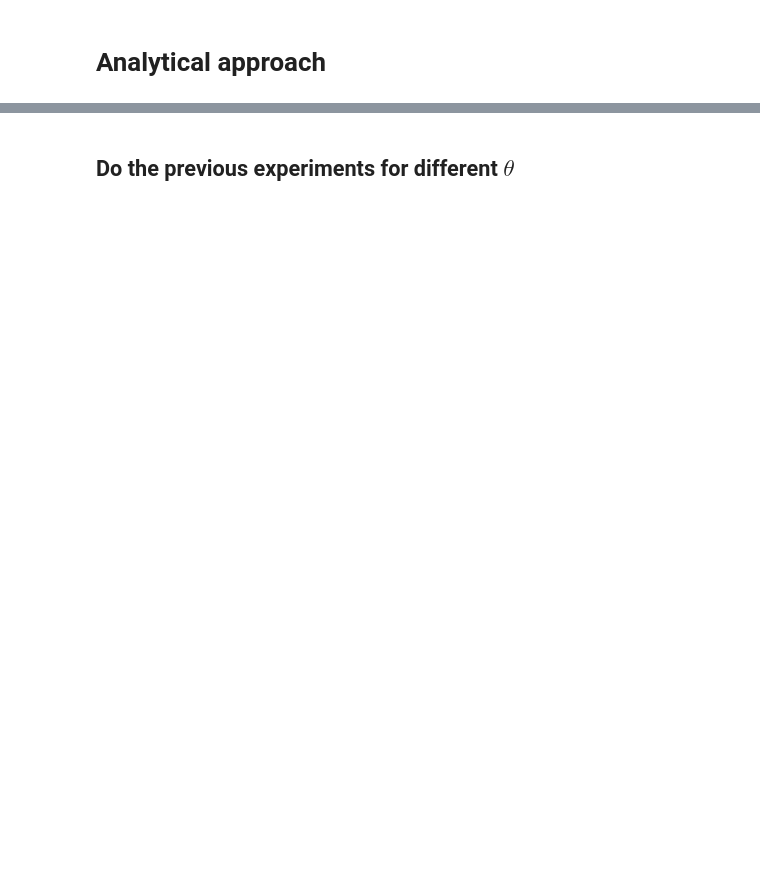
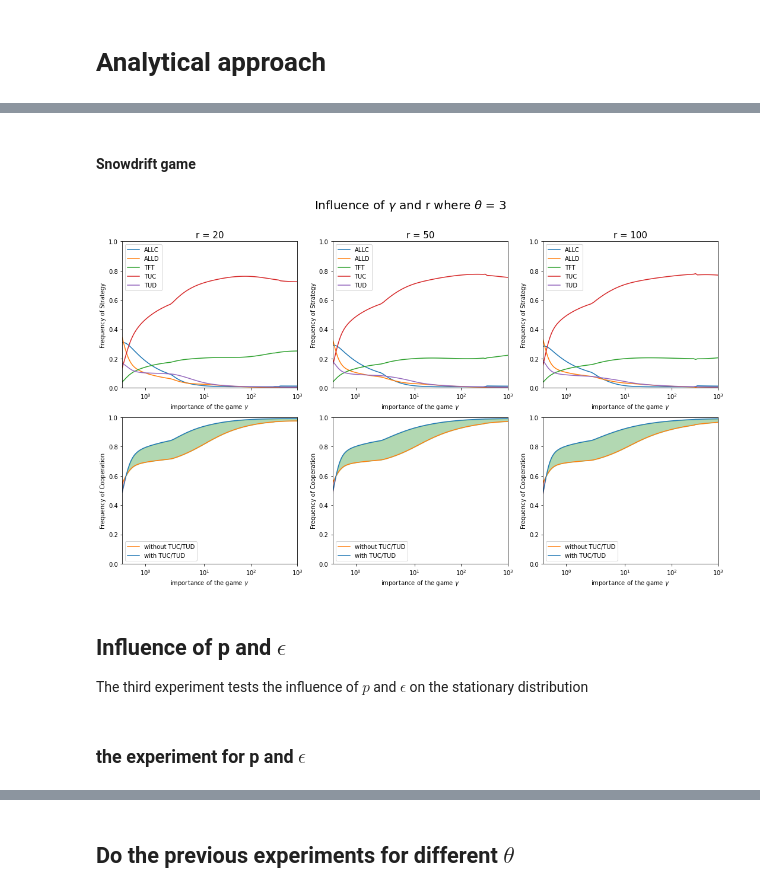
Before and after one commit to ErinnVdSande/CGT-Project, a Jupyter notebook: Project.ipynb, the cells around one changed output, grey strips where cells are left out. Cells and saved outputs as stored; diff of their text form; code cells hidden in the pictures; blank space fills up the shorter version.

```diff
--- a/Project.ipynb
+++ b/Project.ipynb
@@ -204,0 +388,16 @@ if run_small:
+# %% [markdown]
+#### Snowdrift game
+# %%
+if run_small:
+    # run the actual experiment
+    gammas_r_with,gammas_r_without = test_gamma_r(R_sd,S_sd,T_sd,P_sd,theta,p,epsilon,nb_strategies_with,nb_strategies_without,beta,Z,mu,gammas,rs)
+    # create a subplot for the results
+    fig_gamma,(ax_strats_gamma,ax_coops_gamma) = plt.subplots(2,3,figsize=(18,10))
+    # add a title
+    fig_gamma.suptitle("Influence of $\gamma$ and r where " + r"$\theta$ = " + f"{theta}",size=20)
+    # visualise the results
+    visualise_gamma_r(ax_strats_gamma,ax_coops_gamma,nb_strategies_with,strategies,colors_strat,nb_strategies_without,colors_trust,gammas,rs,gammas_r_with,gammas_r_without)
+    # save a figure of the results
+    fig_gamma.savefig(f'figure/gamma_and_r_theta_{theta}_sd.png')
+# %% [output]
+[figure, added]
@@ -205 +408,4 @@ if run_small:
+# %% [markdown]
+## Influence of p and $\epsilon$
+The third experiment tests the influence of $p$ and $\epsilon$ on the stationary distribution
 # %%
@@ -269,0 +483,2 @@ def visualize_gamma_r(ax_strats,ax_coops,nb_strategies_with,strategies,colors_st
+# %% [markdown]
+### the experiment for p and $\epsilon$
```
Also changed, not shown: parts of 69 cells of this notebook.
